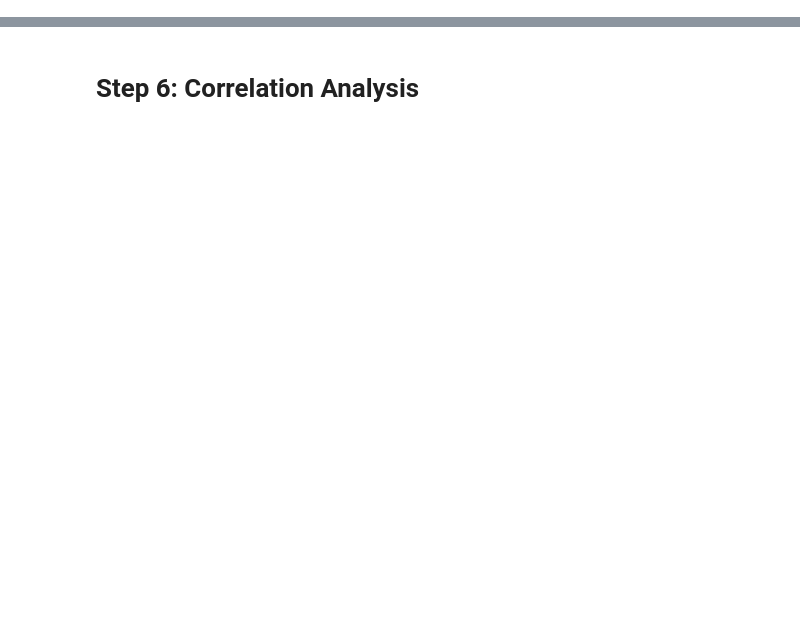
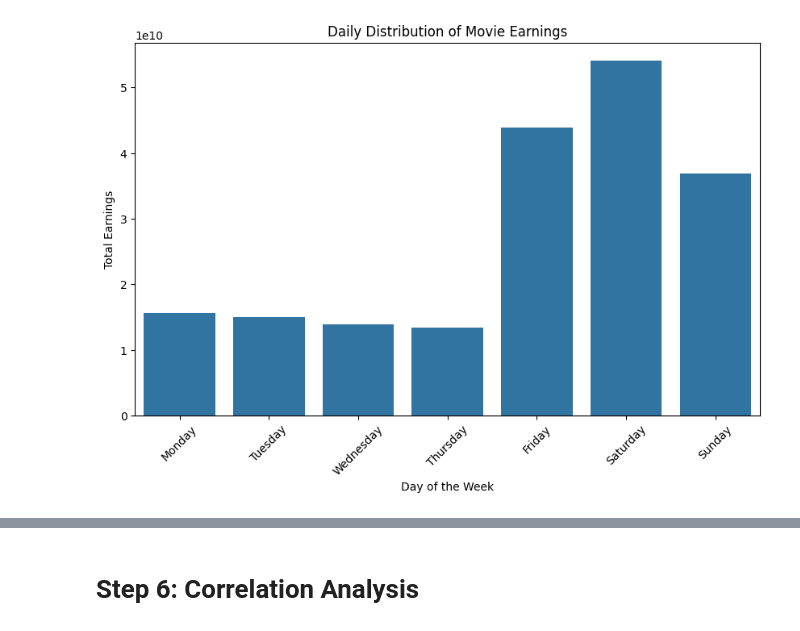
Before and after one commit to jh-ng/DBTT_G7T7_ResourceAllocation, a Jupyter notebook: eda.ipynb, the cells around one changed output, grey strips where cells are left out. Drawn from its saved outputs; the diff is of its cells as text; code cells hidden in the pictures; blank space fills up the shorter version.

```diff
--- a/eda.ipynb
+++ b/eda.ipynb
@@ -21,0 +158,27 @@ from datetime import datetime
+# %%
+# 4. Daily distribution of how well movies did (Domestic + International Earnings)
+# We will take the daily earnings (already provided in 'Daily' column) and sum them up
+plt.figure(figsize=(10, 6))
+
+# Add a new column for the day of the week
+daily_earnings = daily_df.groupby('Date')['Daily'].sum().reset_index()
+daily_earnings['Date'] = pd.to_datetime(daily_earnings['Date'], dayfirst=True)
+daily_earnings['DayOfWeek'] = daily_earnings['Date'].dt.day_name()  # Extract day name (e.g., Monday, Tuesday, etc.)
+
+# Group by the day of the week and sum earnings
+daily_earnings_by_day = daily_earnings.groupby('DayOfWeek')['Daily'].sum().reset_index()
+
+# Sort days of the week in order (Monday, Tuesday, ..., Sunday)
+days_order = ['Monday', 'Tuesday', 'Wednesday', 'Thursday', 'Friday', 'Saturday', 'Sunday']
+daily_earnings_by_day['DayOfWeek'] = pd.Categorical(daily_earnings_by_day['DayOfWeek'], categories=days_order, ordered=True)
+daily_earnings_by_day = daily_earnings_by_day.sort_values('DayOfWeek')
+
+# Plot the data
+sns.barplot(x='DayOfWeek', y='Daily', data=daily_earnings_by_day)
+plt.title('Daily Distribution of Movie Earnings')
+plt.xlabel('Day of the Week')
+plt.ylabel('Total Earnings')
+plt.xticks(rotation=45)
+plt.show()
+# %% [output]
+[figure, added]
```
Also changed, not shown: parts of 19 cells of this notebook, 2 other files.
